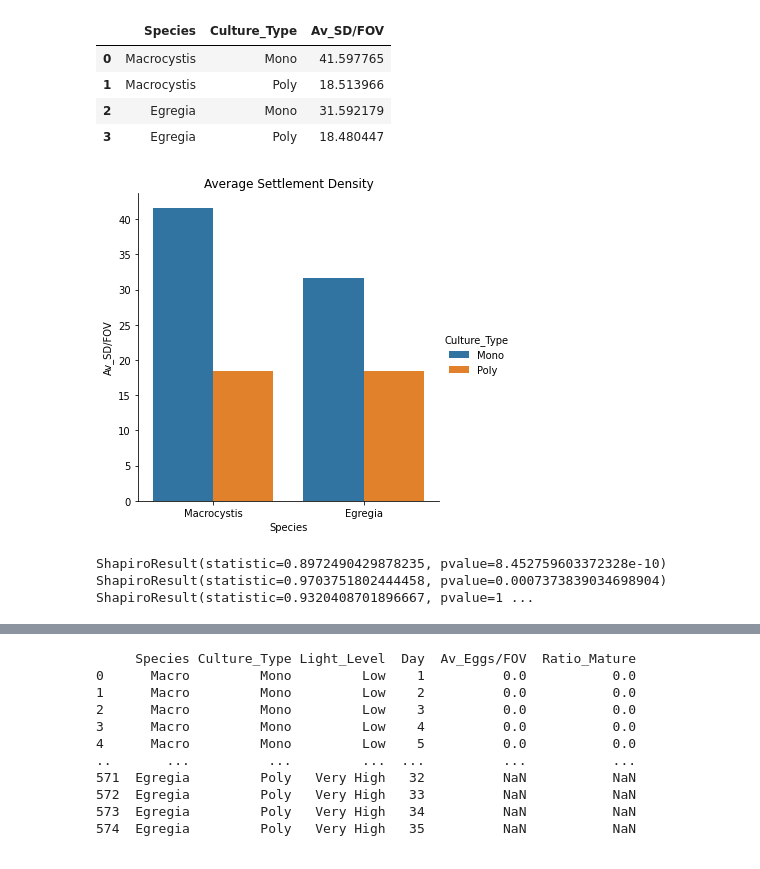
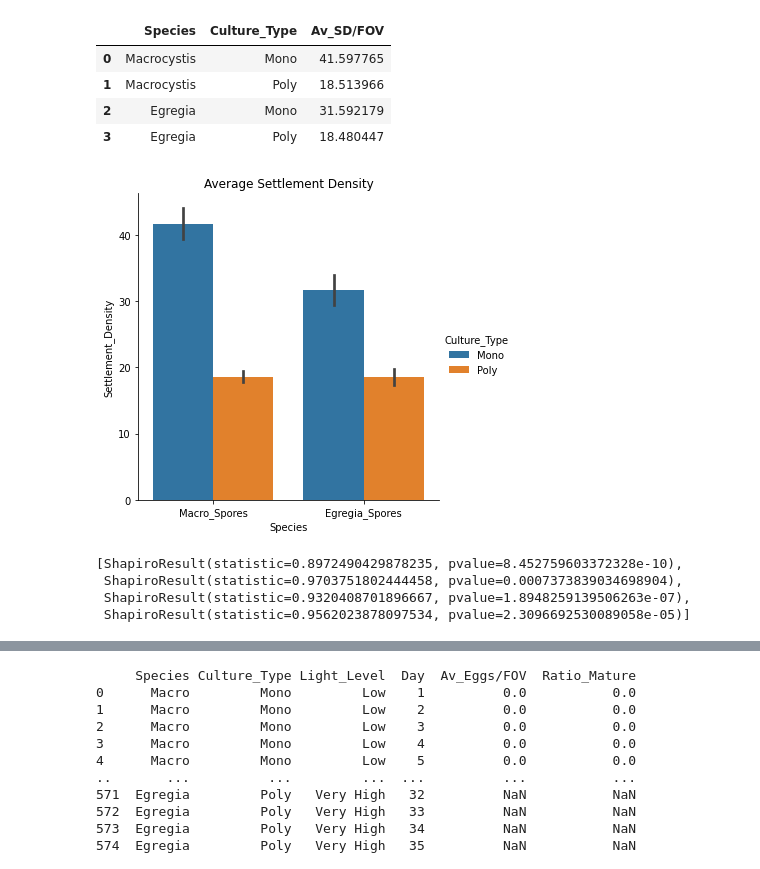
Before and after one commit to JayceeLanza/final_project, a Jupyter notebook: Final_Project.ipynb, the cells around one changed output, grey strips where cells are left out. Cells and saved outputs as stored; diff of their text form; code cells hidden in the pictures.

```diff
--- a/Final_Project.ipynb
+++ b/Final_Project.ipynb
@@ -33,3 +54,12 @@ print (settlement_density)
 357    12         Poly            15              17
 
 [358 rows x 4 columns]
+# %%
+#melt colums Macro_Spores and Egregia_Spores together in to a "Species" column
+
+settlement_density_melt = settlement_density.melt(
+                                id_vars=["Dish","Culture_Type"],
+                                value_vars=["Macro_Spores",  "Egregia_Spores"],
+                                var_name="Species",
+                                value_name="Settlement_Density")
+print(settlement_density_melt)
@@ -88,20 +119,21 @@ means
 # %%
 #Plot mean settlement density vs Species and culture type
 
-sns.catplot(data=means, kind="bar", x="Species", y="Av_SD/FOV", hue="Culture_Type",).set(title='Average Settlement Density');
+sns.catplot(data=settlement_density_melt, kind="bar", x="Species", y="Settlement_Density", hue="Culture_Type",).set(title='Average Settlement Density');
 # %% [output]
-[figure, old version]
+[figure, new version]
 # %%
 from scipy import stats
 import statsmodels.api as sm
 from statsmodels.formula.api import ols
 # %%
-#Test for Normality
-norm1= syp.stats.shapiro(M_Mono_SD['Macro_Spores'])
-norm2= syp.stats.shapiro(M_Poly_SD['Macro_Spores'])
-norm3= syp.stats.shapiro(E_Mono_SD['Egregia_Spores'])
-norm4 = syp.stats.shapiro(E_Poly_SD['Egregia_Spores'])
-print(norm1, norm2, norm3, norm4)
+#Test for Normality using subsets
+from Final import shapiro_func
+norm_list = [M_Mono_SD, M_Poly_SD, E_Mono_SD, E_Poly_SD]
+shapiro_func(norm_list, 'Settlement_Density')
 #The data is not normal
 # %% [output]
-ShapiroResult(statistic=0.8972490429878235, pvalue=8.452759603372328e-10) ShapiroResult(statistic=0.9703751802444458, pvalue=0.0007373839034698904) ShapiroResult(statistic=0.9320408701896667, pvalue=1 ...
+[ShapiroResult(statistic=0.8972490429878235, pvalue=8.452759603372328e-10),
+ ShapiroResult(statistic=0.9703751802444458, pvalue=0.0007373839034698904),
+ ShapiroResult(statistic=0.9320408701896667, pvalue=1.8948259139506263e-07),
+ ShapiroResult(statistic=0.9562023878097534, pvalue=2.3096692530089058e-05)]
```
Also changed, not shown: parts of 79 cells of this notebook, 2 other files.
